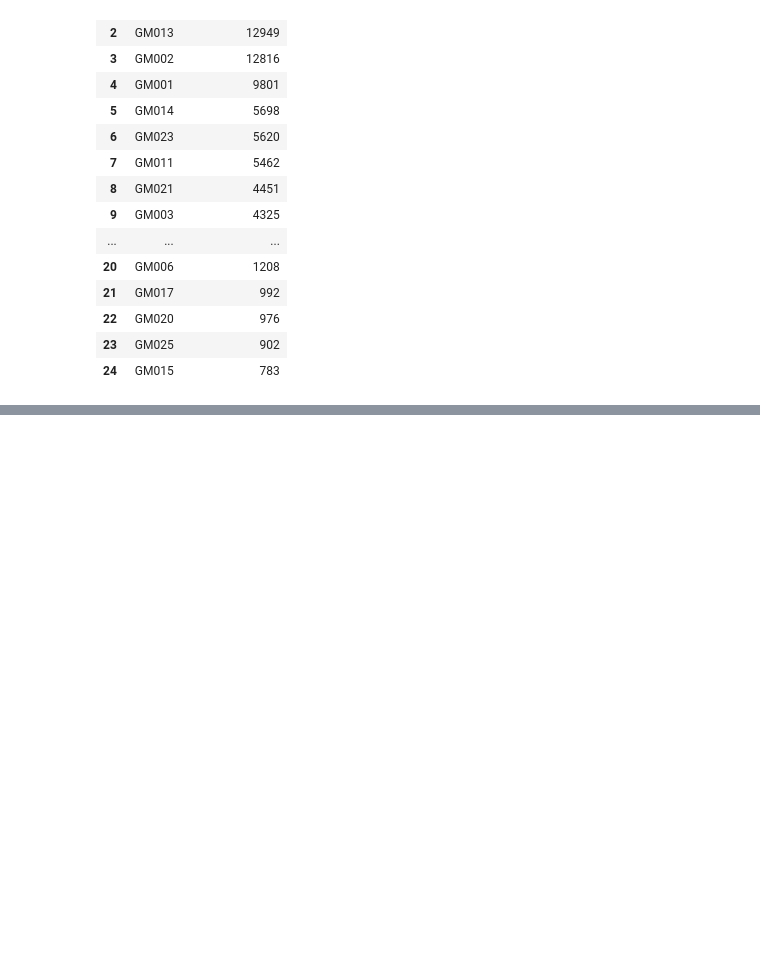
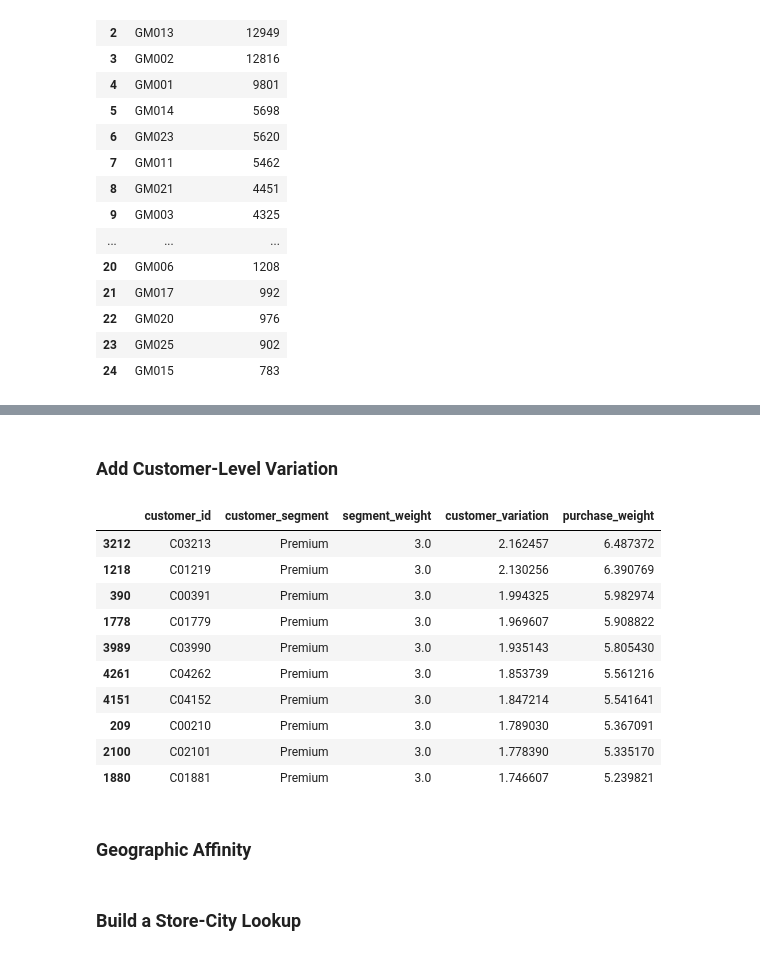
Before and after one commit to Abu-Hozaifa-Retail-Analyst/Retail-Sales-And-Store-Performance-Analytics, a Jupyter notebook: python/05_generate_sales_transactions.ipynb, the cells around one changed output, grey strips where cells are left out. Cells and saved outputs as stored; diff of their text form; code cells hidden in the pictures; blank space fills up the shorter version.

```diff
--- a/python/05_generate_sales_transactions.ipynb
+++ b/python/05_generate_sales_transactions.ipynb
@@ -894,0 +949,5 @@ store_transaction_distribution
+# %%
+df_customer["segment_weight"] = (
+    df_customer["customer_segment"]
+    .map(customer_segment_weights)
+)
@@ -894,0 +974,44 @@ store_transaction_distribution
+# %% [markdown]
+### Add Customer-Level Variation
+# %%
+customer_variation = np.random.lognormal(
+    mean=0,
+    sigma=0.25,
+    size=len(df_customer)
+)
+# %%
+df_customer["customer_variation"] = customer_variation
+# %%
+df_customer["purchase_weight"] = (
+    df_customer["segment_weight"]
+    * df_customer["customer_variation"]
+)
+# %%
+df_customer[
+    [
+        "customer_id",
+        "customer_segment",
+        "segment_weight",
+        "customer_variation",
+        "purchase_weight"
+    ]
+].sort_values(
+    "purchase_weight",
+    ascending=False
+).head(10)
+# %% [output]
+|  | customer_id | customer_segment | segment_weight | customer_variation | purchase_weight |
+| 3212 | C03213 | Premium | 3.0 | 2.162457 | 6.487372 |
+| 1218 | C01219 | Premium | 3.0 | 2.130256 | 6.390769 |
+| 390 | C00391 | Premium | 3.0 | 1.994325 | 5.982974 |
+| 1778 | C01779 | Premium | 3.0 | 1.969607 | 5.908822 |
+| 3989 | C03990 | Premium | 3.0 | 1.935143 | 5.805430 |
+| 4261 | C04262 | Premium | 3.0 | 1.853739 | 5.561216 |
+| 4151 | C04152 | Premium | 3.0 | 1.847214 | 5.541641 |
+| 209 | C00210 | Premium | 3.0 | 1.789030 | 5.367091 |
+| 2100 | C02101 | Premium | 3.0 | 1.778390 | 5.335170 |
+| 1880 | C01881 | Premium | 3.0 | 1.746607 | 5.239821 |
+# %% [markdown]
+### Geographic Affinity
+# %% [markdown]
+### Build a Store-City Lookup
```
Also changed, not shown: parts of 41 cells of this notebook.
